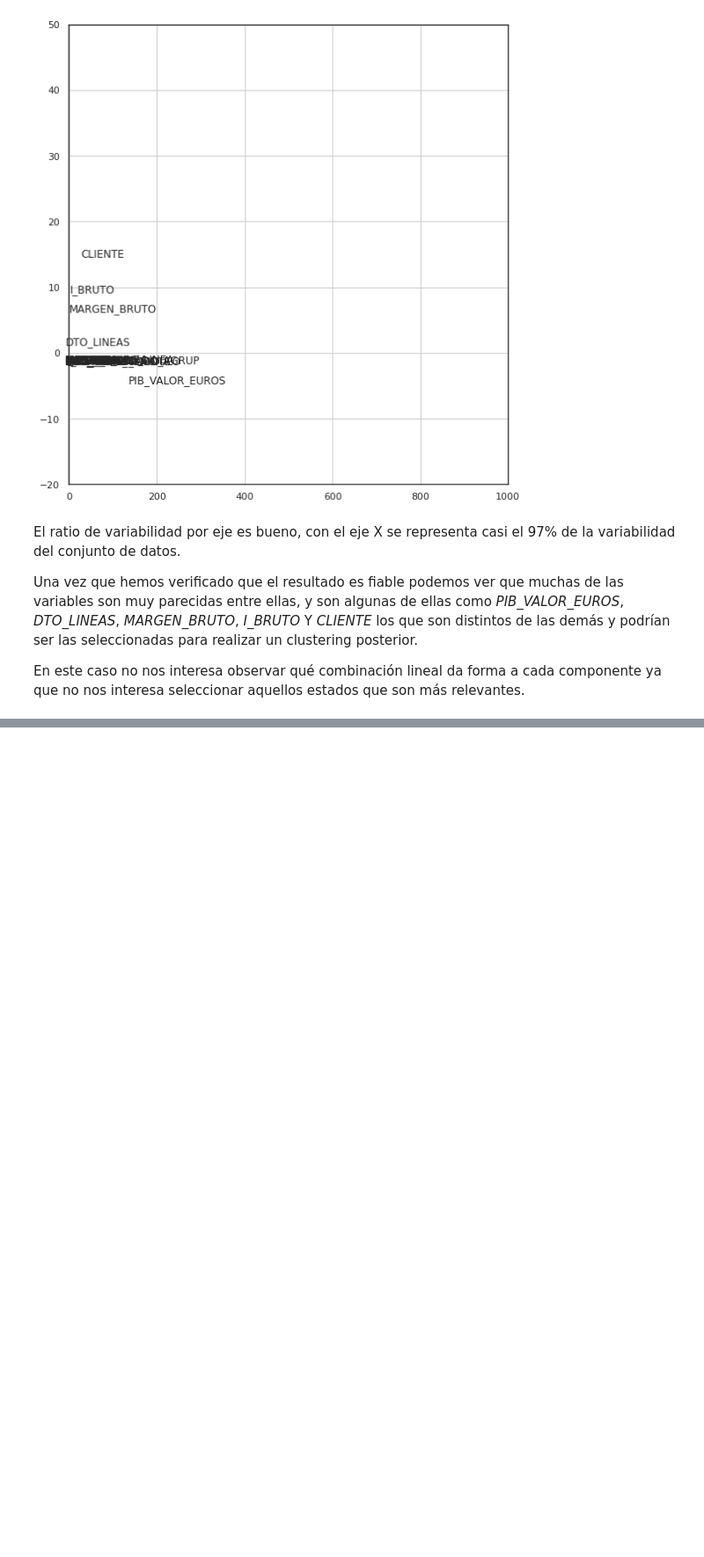
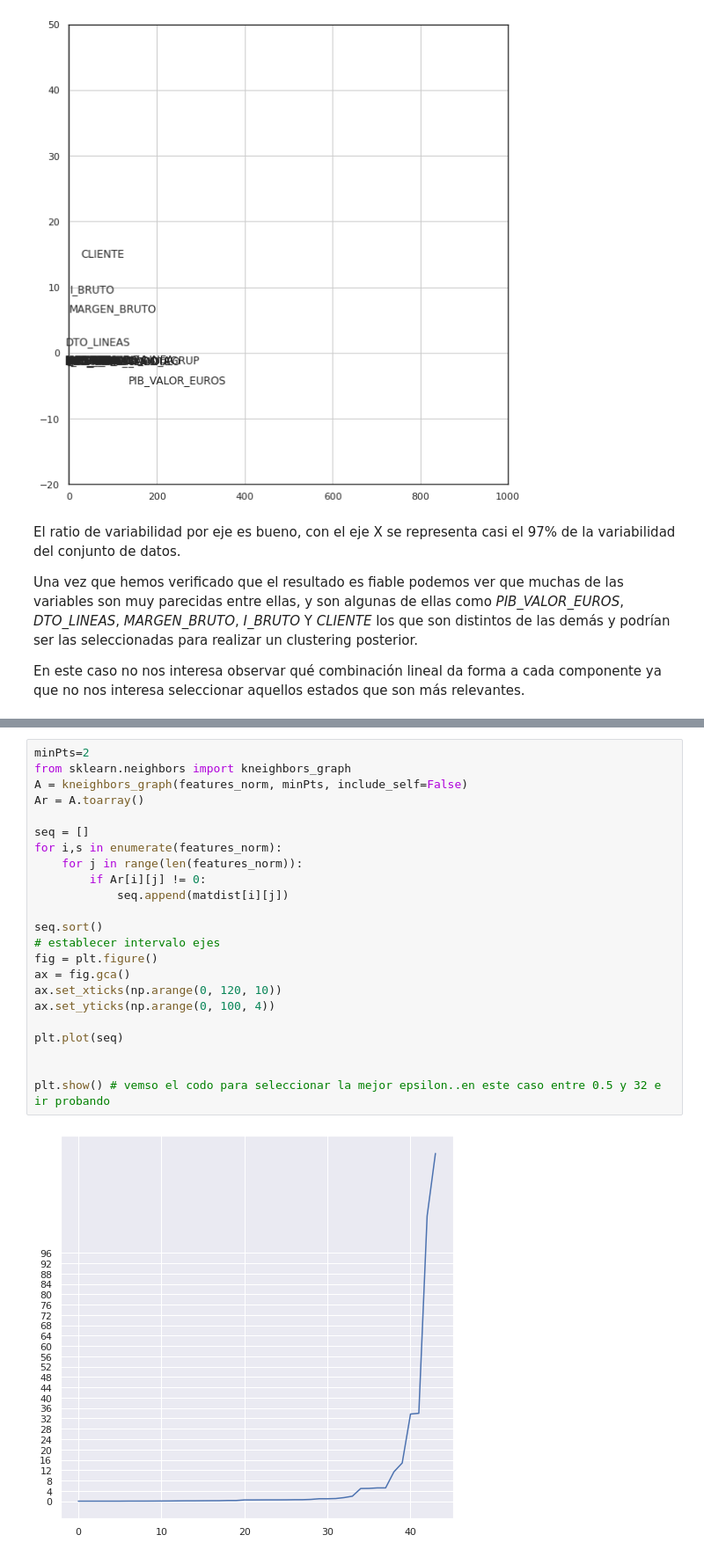
Before and after one commit to pacogp/TFM, a Jupyter notebook: Analisis_Exploratorio_TFM.ipynb, the cells around one changed output, grey strips where cells are left out. Shown at 88% size. Drawn from its saved outputs; the diff is of its cells as text; blank space fills up the shorter version.

```diff
--- a/Analisis_Exploratorio_TFM.ipynb
+++ b/Analisis_Exploratorio_TFM.ipynb
@@ -1530,0 +1588,25 @@ En este caso no nos interesa observar qué combinación lineal da forma a cada c
+# %%
+minPts=2
+from sklearn.neighbors import kneighbors_graph
+A = kneighbors_graph(features_norm, minPts, include_self=False)
+Ar = A.toarray()
+
+seq = []
+for i,s in enumerate(features_norm):
+    for j in range(len(features_norm)):
+        if Ar[i][j] != 0:
+            seq.append(matdist[i][j])
+
+seq.sort()
+# establecer intervalo ejes
+fig = plt.figure()
+ax = fig.gca()
+ax.set_xticks(np.arange(0, 120, 10))
+ax.set_yticks(np.arange(0, 100, 4))
+
+plt.plot(seq)
+
+
+plt.show() # vemso el codo para seleccionar la mejor epsilon..en este caso entre 0.5 y 32 e ir probando
+# %% [output]
+[figure, added]
```
Also changed, not shown: parts of 16 cells of this notebook.
